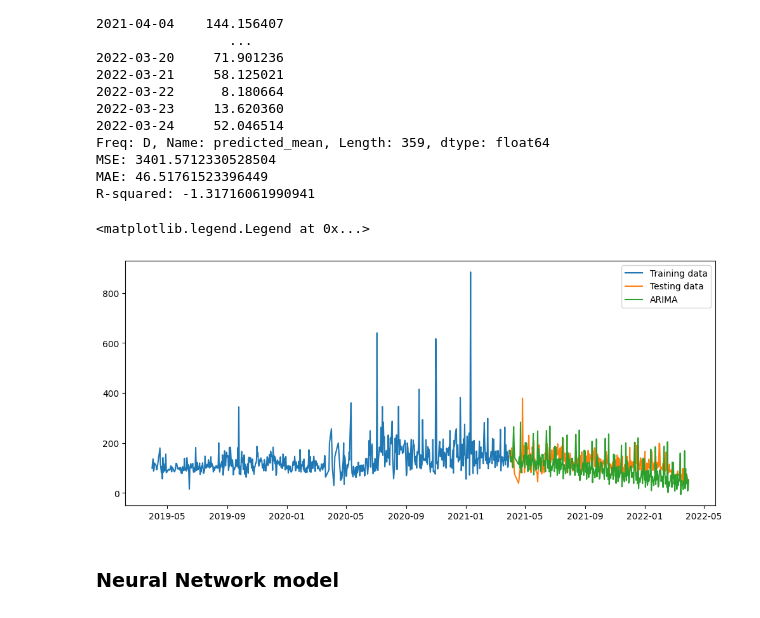
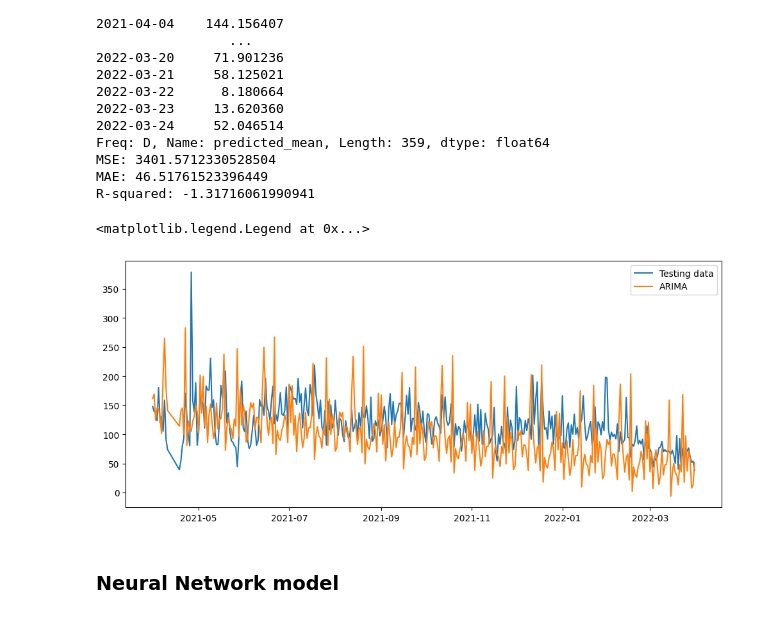
Before and after one commit to it21053528/Fiverr-Freelancing, a Jupyter notebook: anusha73k/forecast.ipynb, the cells around one changed output. Drawn from its saved outputs; the diff is of its cells as text; code cells hidden in the pictures.

```diff
--- a/anusha73k/forecast.ipynb
+++ b/anusha73k/forecast.ipynb
@@ -397,8 +383,8 @@ Length: 359, dtype: float64
 from statsmodels.tsa.arima.model import ARIMA
 df_F = y_train.asfreq('D')
 
-model = ARIMA(df_F, order=(1, 1, 1), seasonal_order=(0, 1, 0, 60)).fit()
-y_pred_arima = model.forecast(len(y_test))
+model_ARIMA = ARIMA(df_F, order=(1, 1, 1), seasonal_order=(0, 1, 0, 60)).fit()
+y_pred_arima = model_ARIMA.forecast(len(y_test))
 
 print(y_pred_arima)
 calculate_accuracy(y_test,y_pred_arima)
@@ -420,13 +406,13 @@ MAE: 46.51761523396449
 R-squared: -1.31716061990941
 # %%
 plt.figure(figsize=(12, 5))
-plt.plot(y_train.index, y_train, label='Training data')
+# plt.plot(y_train.index, y_train, label='Training data')
 plt.plot(y_test.index, y_test, label='Testing data')
 plt.plot(y_test.index, y_pred_arima, label='ARIMA')
 plt.legend()
 # %% [output]
 <matplotlib.legend.Legend at 0x...>
-[figure, old version]
+[figure, new version]
 # %% [markdown]
 ### Neural Network model
 # %%
```
Also changed, not shown: parts of 8 cells of this notebook, 3 other files.
